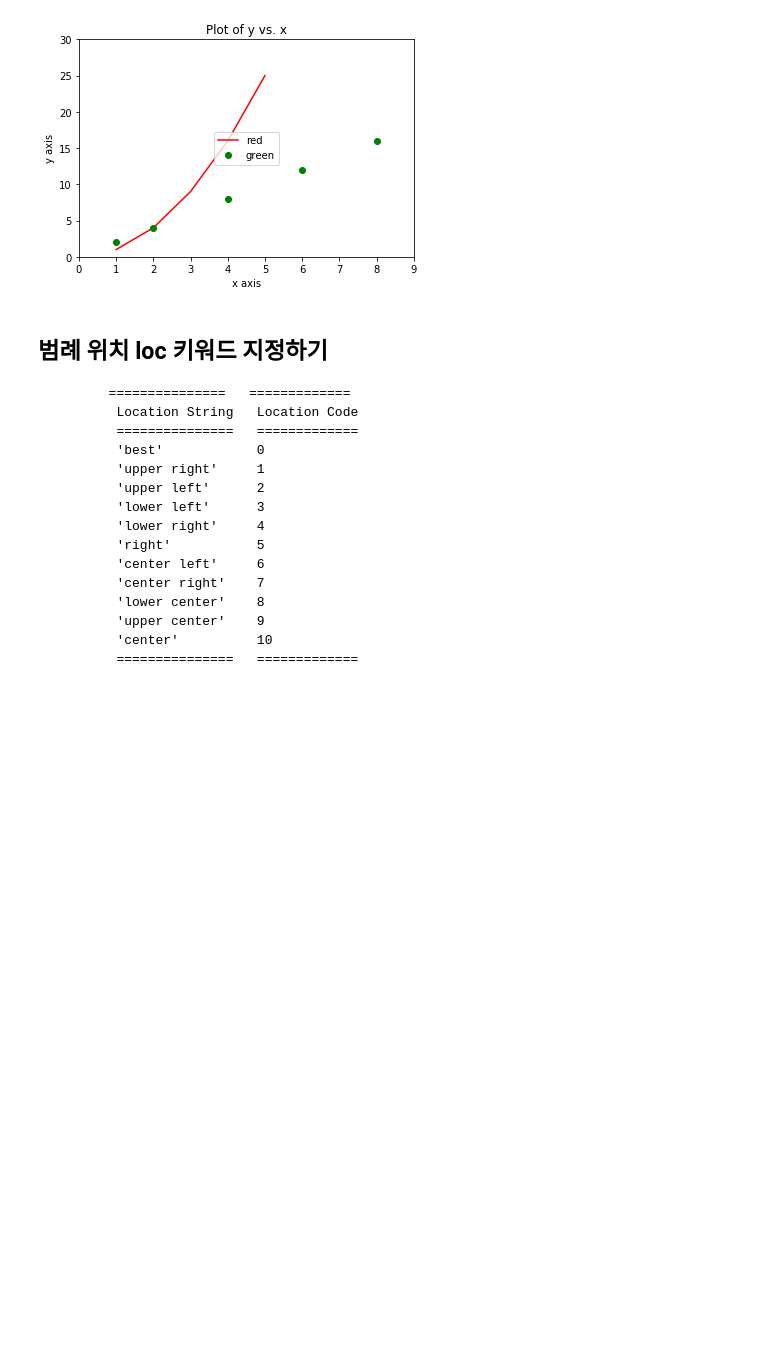
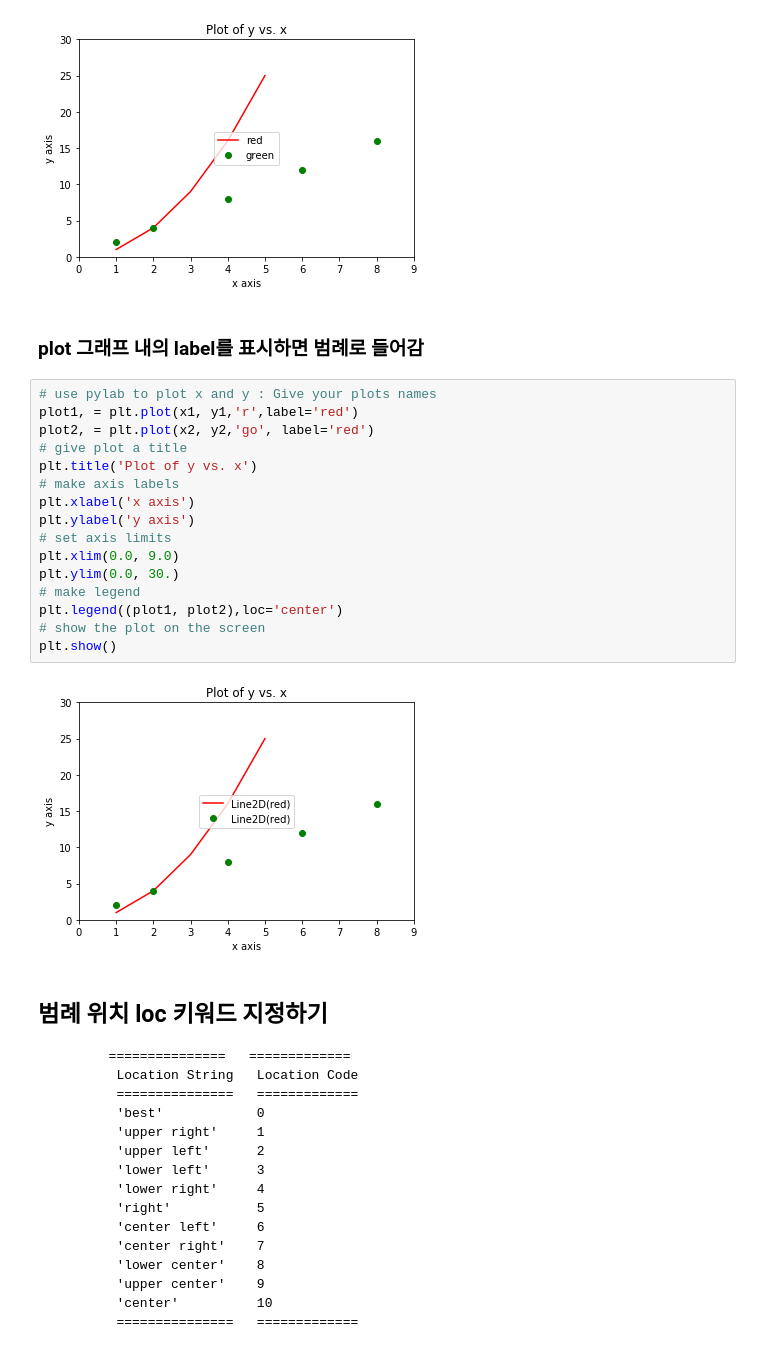
Before and after one commit to zerosum99/python_matplotlib, a Jupyter notebook: matplotlib 100_범례 넣기.ipynb, the cells around one changed output. Saved outputs shown, nothing was run; the diff lists cells and outputs as text; blank space fills up the shorter version.

```diff
--- a/matplotlib 100_범례 넣기.ipynb
+++ b/matplotlib 100_범례 넣기.ipynb
@@ -132,6 +132,26 @@ plt.legend((plot1, plot2),('red','green'), loc='center')
 plt.show()
 # %% [output]
 [figure]
+# %% [markdown]
+### plot 그래프 내의 label를 표시하면 범례로 들어감
+# %%
+# use pylab to plot x and y : Give your plots names
+plot1, = plt.plot(x1, y1,'r',label='red')
+plot2, = plt.plot(x2, y2,'go', label='red')
+# give plot a title
+plt.title('Plot of y vs. x')
+# make axis labels
+plt.xlabel('x axis')
+plt.ylabel('y axis')
+# set axis limits
+plt.xlim(0.0, 9.0)
+plt.ylim(0.0, 30.)
+# make legend
+plt.legend((plot1, plot2),loc='center')
+# show the plot on the screen
+plt.show()
+# %% [output]
+[figure, added]
 # %% [markdown]
 ## 범례 위치 loc 키워드 지정하기
            ===============   =============
```
Also changed, not shown: parts of 1 cell of this notebook, 1 other file.
